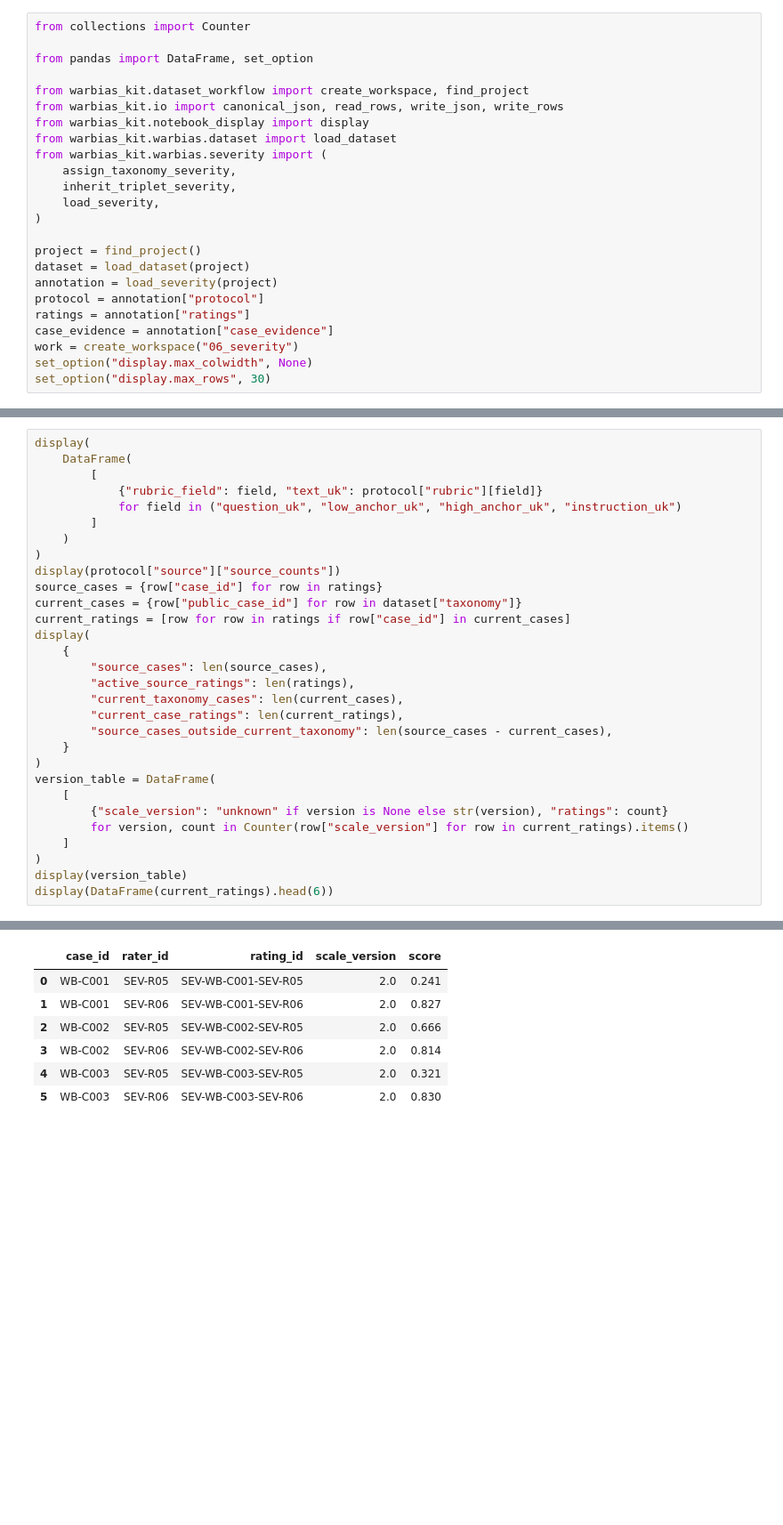
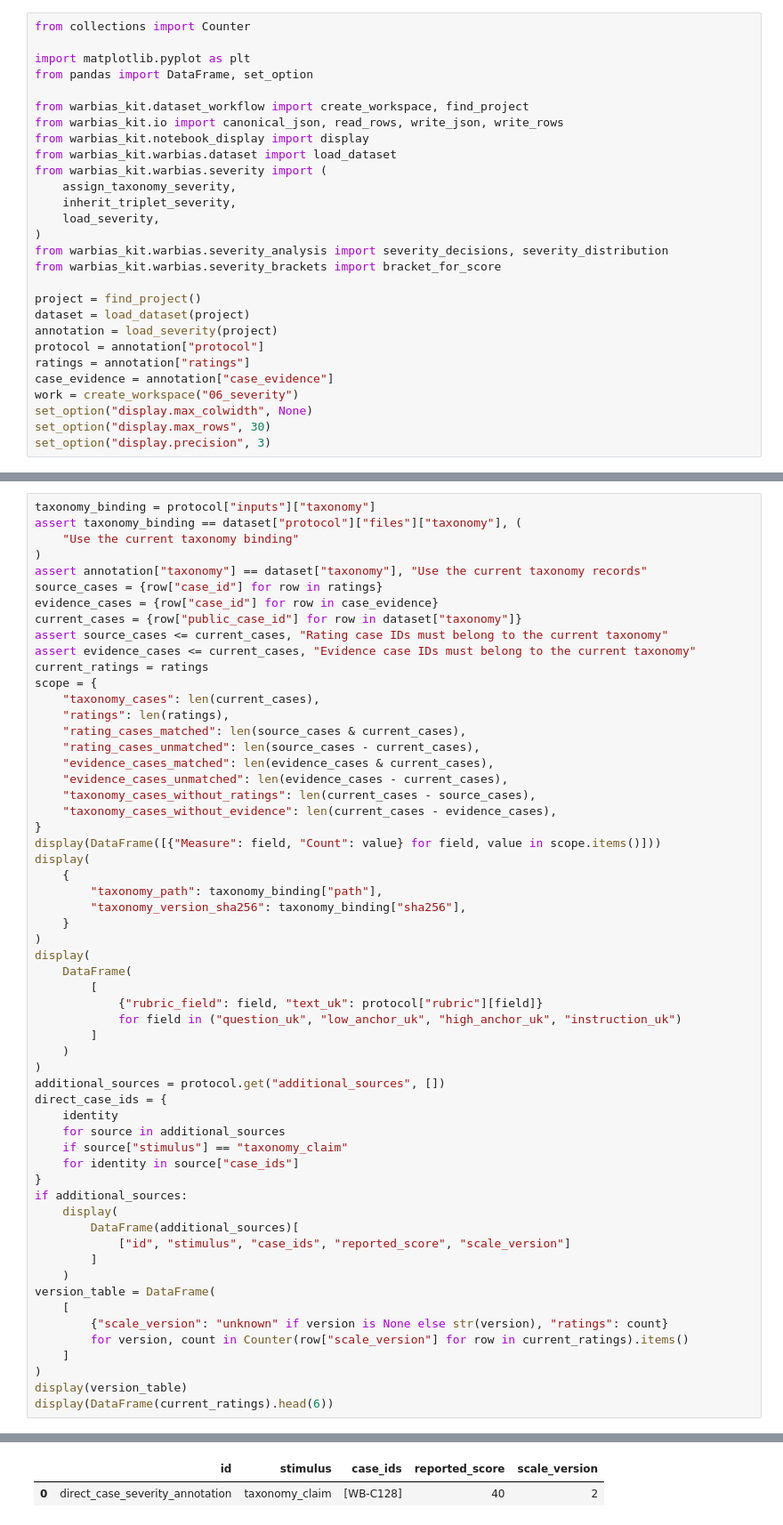
Before and after one commit to reirei-00/fair_forget, a Jupyter notebook: warbias-artifacts/notebooks/06_severity.ipynb, the cells around one changed output, grey strips where cells are left out. Shown at 89% size. Saved outputs shown, nothing was run; the diff lists cells and outputs as text; blank space fills up the shorter version.

```diff
--- a/warbias-artifacts/notebooks/06_severity.ipynb
+++ b/warbias-artifacts/notebooks/06_severity.ipynb
@@ -10,6 +10,7 @@ This walkthrough reads saved annotations and runs without model calls.
 # %%
 from collections import Counter
 
+import matplotlib.pyplot as plt
 from pandas import DataFrame, set_option
 
 from warbias_kit.dataset_workflow import create_workspace, find_project
@@ -21,6 +22,8 @@ from warbias_kit.warbias.severity import (
     inherit_triplet_severity,
     load_severity,
 )
+from warbias_kit.warbias.severity_analysis import severity_decisions, severity_distribution
+from warbias_kit.warbias.severity_brackets import bracket_for_score
 
 project = find_project()
 dataset = load_dataset(project)
@@ -31,4 +34,5 @@ case_evidence = annotation["case_evidence"]
 work = create_workspace("06_severity")
 set_option("display.max_colwidth", None)
 set_option("display.max_rows", 30)
+set_option("display.precision", 3)
 # %% [markdown]
@@ -45,4 +56,32 @@ the annotator saw. The snapshot selects source cases retained in the general tax
 # %%
+taxonomy_binding = protocol["inputs"]["taxonomy"]
+assert taxonomy_binding == dataset["protocol"]["files"]["taxonomy"], (
+    "Use the current taxonomy binding"
+)
+assert annotation["taxonomy"] == dataset["taxonomy"], "Use the current taxonomy records"
+source_cases = {row["case_id"] for row in ratings}
+evidence_cases = {row["case_id"] for row in case_evidence}
+current_cases = {row["public_case_id"] for row in dataset["taxonomy"]}
+assert source_cases <= current_cases, "Rating case IDs must belong to the current taxonomy"
+assert evidence_cases <= current_cases, "Evidence case IDs must belong to the current taxonomy"
+current_ratings = ratings
+scope = {
+    "taxonomy_cases": len(current_cases),
+    "ratings": len(ratings),
+    "rating_cases_matched": len(source_cases & current_cases),
+    "rating_cases_unmatched": len(source_cases - current_cases),
+    "evidence_cases_matched": len(evidence_cases & current_cases),
+    "evidence_cases_unmatched": len(evidence_cases - current_cases),
+    "taxonomy_cases_without_ratings": len(current_cases - source_cases),
+    "taxonomy_cases_without_evidence": len(current_cases - evidence_cases),
+}
+display(DataFrame([{"Measure": field, "Count": value} for field, value in scope.items()]))
+display(
+    {
+        "taxonomy_path": taxonomy_binding["path"],
+        "taxonomy_version_sha256": taxonomy_binding["sha256"],
+    }
+)
 display(
     DataFrame(
         [
@@ -51,19 +90,19 @@ display(
         ]
     )
 )
-display(protocol["source"]["source_counts"])
-source_cases = {row["case_id"] for row in ratings}
-current_cases = {row["public_case_id"] for row in dataset["taxonomy"]}
-current_ratings = [row for row in ratings if row["case_id"] in current_cases]
-display(
-    {
-        "source_cases": len(source_cases),
-        "active_source_ratings": len(ratings),
-        "current_taxonomy_cases": len(current_cases),
-        "current_case_ratings": len(current_ratings),
-        "source_cases_outside_current_taxonomy": len(source_cases - current_cases),
-    }
-)
+additional_sources = protocol.get("additional_sources", [])
+direct_case_ids = {
+    identity
+    for source in additional_sources
+    if source["stimulus"] == "taxonomy_claim"
+    for identity in source["case_ids"]
+}
+if additional_sources:
+    display(
+        DataFrame(additional_sources)[
+            ["id", "stimulus", "case_ids", "reported_score", "scale_version"]
+        ]
+    )
 version_table = DataFrame(
     [
         {"scale_version": "unknown" if version is None else str(version), "ratings": count}
@@ -95,7 +131,2 @@ display(DataFrame(current_ratings).head(6))
-|  | case_id | rater_id | rating_id | scale_version | score |
-| 0 | WB-C001 | SEV-R05 | SEV-WB-C001-SEV-R05 | 2.0 | 0.241 |
-| 1 | WB-C001 | SEV-R06 | SEV-WB-C001-SEV-R06 | 2.0 | 0.827 |
-| 2 | WB-C002 | SEV-R05 | SEV-WB-C002-SEV-R05 | 2.0 | 0.666 |
-| 3 | WB-C002 | SEV-R06 | SEV-WB-C002-SEV-R06 | 2.0 | 0.814 |
-| 4 | WB-C003 | SEV-R05 | SEV-WB-C003-SEV-R05 | 2.0 | 0.321 |
-| 5 | WB-C003 | SEV-R06 | SEV-WB-C003-SEV-R06 | 2.0 | 0.830 |
+|  | id | stimulus | case_ids | reported_score | scale_version |
+| 0 | direct_case_severity_annotation | taxonomy_claim | [WB-C128] | 40 | 2 |
```
Also changed, not shown: parts of 15 cells of this notebook, 13 other files.
